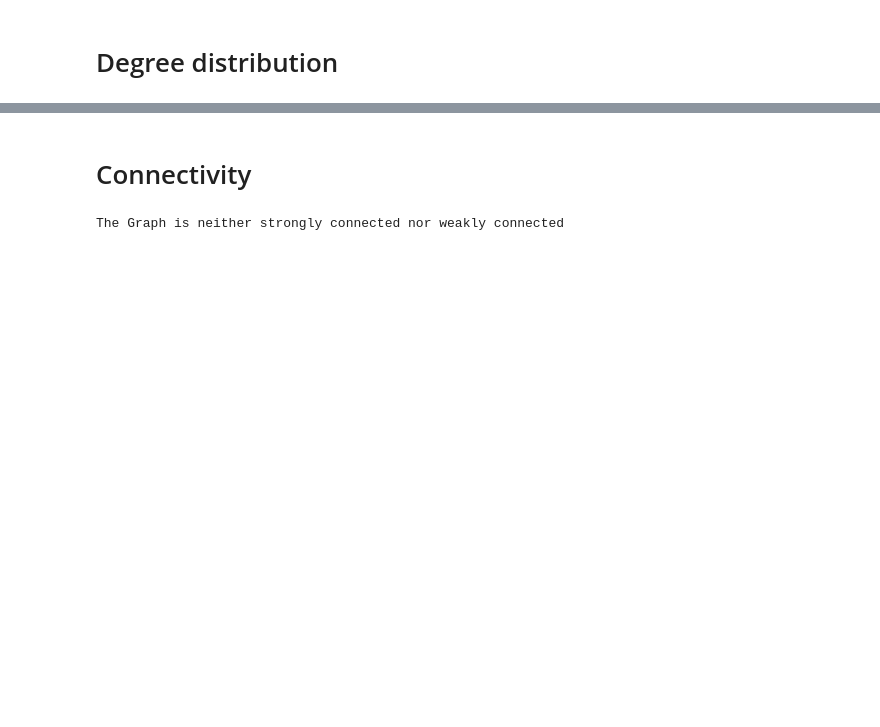
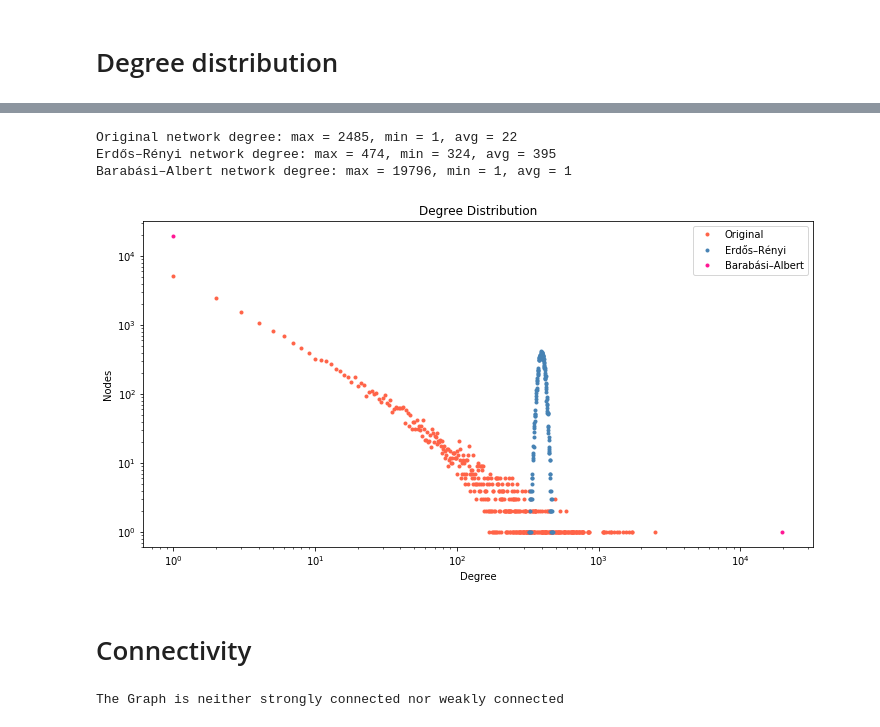
Before and after one commit to biyanisuraj/the_facebook_scandal, a Jupyter notebook: scripts/visualization/network_analysis.ipynb, the cells around one changed output, grey strips where cells are left out. Saved outputs shown, nothing was run; the diff lists cells and outputs as text; code cells hidden in the pictures; blank space fills up the shorter version.

```diff
--- a/scripts/visualization/network_analysis.ipynb
+++ b/scripts/visualization/network_analysis.ipynb
@@ -78,3 +114,45 @@ plt.show()
+# %%
+hist = nx.degree_histogram(g)
+max_d = max(list(d for n, d in g.degree()))
+min_d = min(list(d for n, d in g.degree()))
+
+print 'Original network degree: max = ' + str(max_d) + \
+    ', min = ' + str(min_d) + ', avg = ' + \
+    str(sum(list(d for n, d in g.degree()))/len(list(d for n, d in g.degree())))
+
+plt.plot(range(0, len(hist)), hist, ".", color='tomato', label='Original')
+
+hist = nx.degree_histogram(er_g)
+max_d = max(list(d for n, d in er_g.degree()))
+min_d = min(list(d for n, d in er_g.degree()))
+
+print u'Erdős–Rényi network degree: max = ' + str(max_d) + \
+    ', min = ' + str(min_d) + ', avg = ' + \
+    str(sum(list(d for n, d in er_g.degree()))/len(list(d for n, d in er_g.degree())))
+
+plt.plot(range(0, len(hist)), hist, ".", color='steelblue', label=u'Erdős–Rényi')
+
+hist = nx.degree_histogram(ba_g)
+max_d = max(list(d for n, d in ba_g.degree()))
+min_d = min(list(d for n, d in ba_g.degree()))
+
+print u'Barabási–Albert network degree: max = ' + str(max_d) + \
+    ', min = ' + str(min_d) + ', avg = ' + \
+    str(sum(list(d for n, d in ba_g.degree()))/len(list(d for n, d in ba_g.degree())))
+
+plt.plot(range(0, len(hist)), hist, ".", color='deeppink', label=u'Barabási–Albert')
+
+plt.title("Degree Distribution")
+plt.xlabel("Degree")
+plt.ylabel("Nodes")
+plt.legend()
+plt.loglog()
+plt.show()
+# %% [output]
+Original network degree: max = 2485, min = 1, avg = 22
+Erdős–Rényi network degree: max = 474, min = 324, avg = 395
+Barabási–Albert network degree: max = 19796, min = 1, avg = 1
+[figure, added]
 # %% [markdown]
 # Connectivity
 # %%
```
Also changed, not shown: parts of 16 cells of this notebook, 1 other file.
